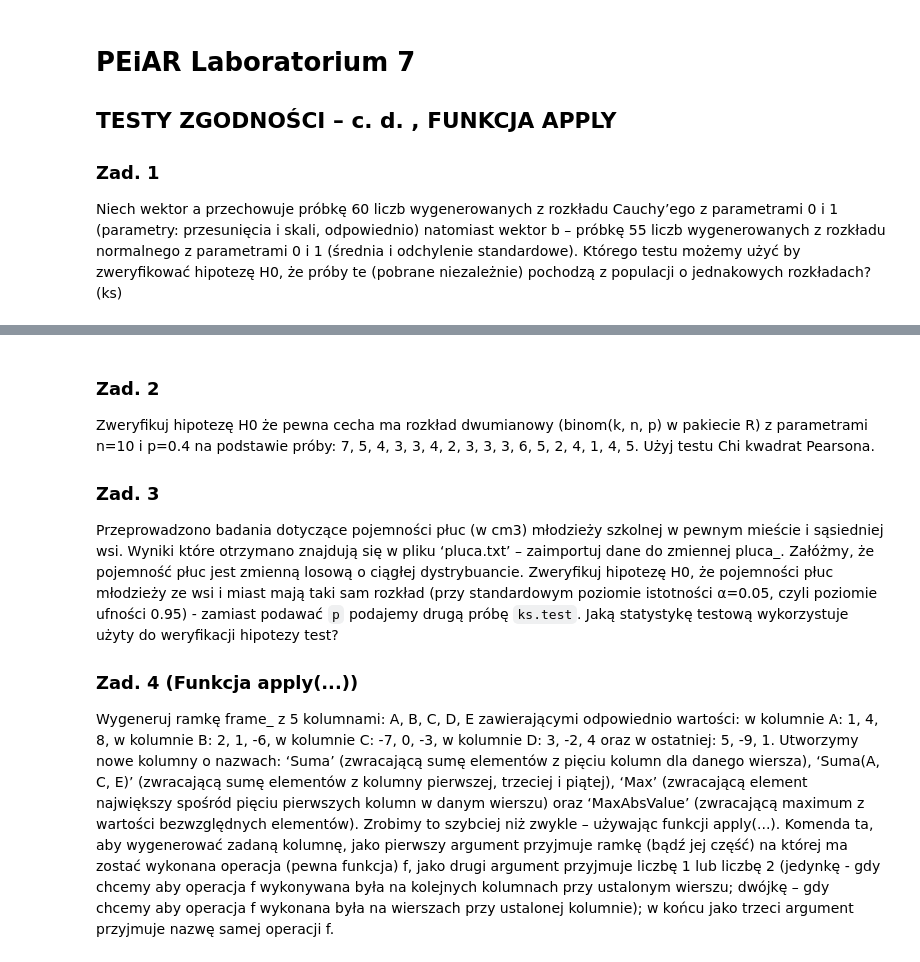
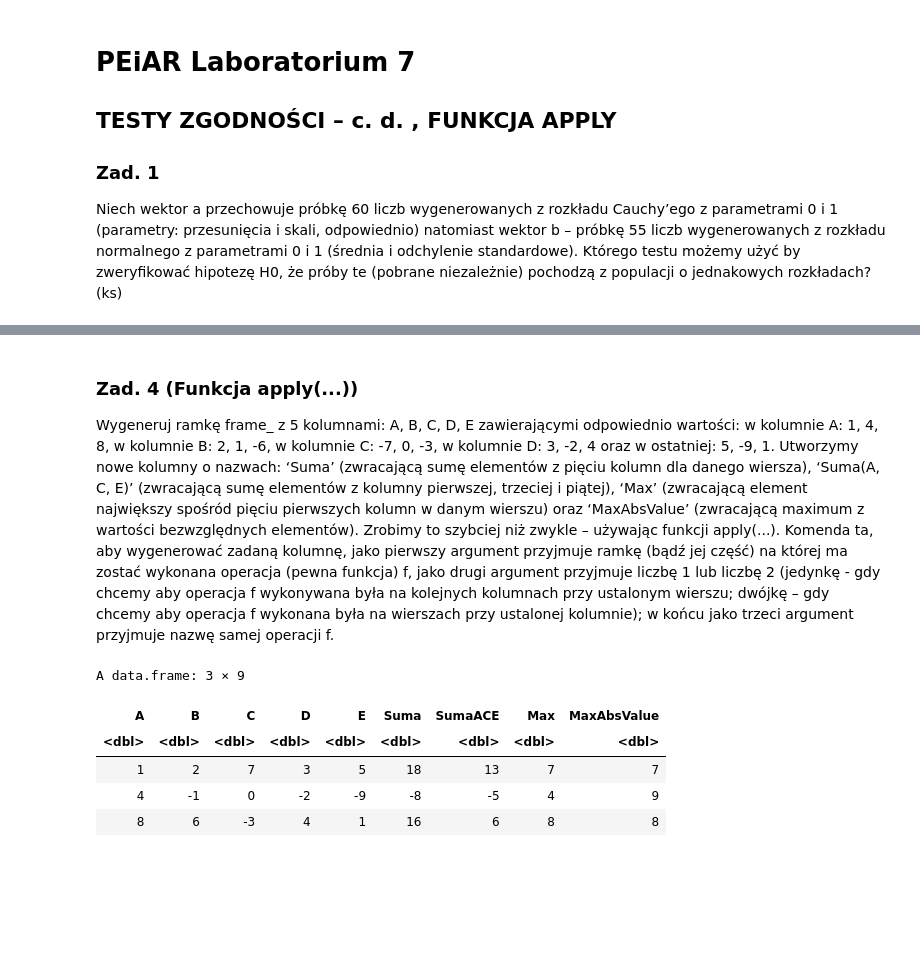
Before and after one commit to 30james00/pollub_R, a Jupyter notebook: Lab7.ipynb, the cells around one changed output, grey strips where cells are left out. Saved outputs shown, nothing was run; the diff lists cells and outputs as text; code cells hidden in the pictures; blank space fills up the shorter version.

```diff
--- a/Lab7.ipynb
+++ b/Lab7.ipynb
@@ -10,16 +53,4 @@ niezależnie) pochodzą z populacji o jednakowych rozkładach? (ks)
 # %% [markdown]
-### Zad. 2
-Zweryfikuj hipotezę H0 że pewna cecha ma rozkład dwumianowy (binom(k, n, p) w pakiecie R) z
-parametrami n=10 i p=0.4 na podstawie próby: 7, 5, 4, 3, 3, 4, 2, 3, 3, 3, 6, 5, 2, 4, 1, 4, 5. Użyj testu
-Chi kwadrat Pearsona.
-### Zad. 3
-Przeprowadzono badania dotyczące pojemności płuc (w cm3) młodzieży szkolnej w pewnym
-mieście i sąsiedniej wsi. Wyniki które otrzymano znajdują się w pliku ‘pluca.txt’ – zaimportuj dane
-do zmiennej pluca_.
-Załóżmy, że pojemność płuc jest zmienną losową o ciągłej dystrybuancie. Zweryfikuj hipotezę H0,
-że pojemności płuc młodzieży ze wsi i miast mają taki sam rozkład (przy standardowym poziomie
-istotności α=0.05, czyli poziomie ufności 0.95) - zamiast podawać `p` podajemy drugą próbę `ks.test`.
-Jaką statystykę testową wykorzystuje użyty do weryfikacji hipotezy test?
 ### Zad. 4 (Funkcja apply(...))
 Wygeneruj ramkę frame_ z 5 kolumnami: A, B, C, D, E zawierającymi odpowiednio wartości:
 w kolumnie A: 1, 4, 8,
@@ -37,3 +68,26 @@ wykonana operacja (pewna funkcja) f, jako drugi argument przyjmuje liczbę 1 lub
 (jedynkę - gdy chcemy aby operacja f wykonywana była na kolejnych kolumnach przy ustalonym
 wierszu; dwójkę – gdy chcemy aby operacja f wykonana była na wierszach przy ustalonej
 kolumnie); w końcu jako trzeci argument przyjmuje nazwę samej operacji f.
+# %%
+frame_ <- data.frame(
+  A = c(1, 4, 8),
+  B = c(2, -1, 6),
+  C = c(7, 0, -3),
+  D = c(3, -2, 4),
+  E = c(5, -9, 1)
+)
+frame_ <- data.frame(
+  frame_,
+  Suma = apply(frame_, 1, sum),
+  SumaACE = apply(frame_[, c(1, 3, 5)], 1, sum),
+  Max = apply(frame_, 1, max),
+  MaxAbsValue = apply(abs(frame_), 1, max)
+)
+frame_
+# %% [output]
+A data.frame: 3 × 9
+| A | B | C | D | E | Suma | SumaACE | Max | MaxAbsValue |
+| <dbl> | <dbl> | <dbl> | <dbl> | <dbl> | <dbl> | <dbl> | <dbl> | <dbl> |
+| 1 | 2 | 7 | 3 | 5 | 18 | 13 | 7 | 7 |
+| 4 | -1 | 0 | -2 | -9 | -8 | -5 | 4 | 9 |
+| 8 | 6 | -3 | 4 | 1 | 16 | 6 | 8 | 8 |
```
Also changed, not shown: parts of 5 cells of this notebook, 4 other files.
